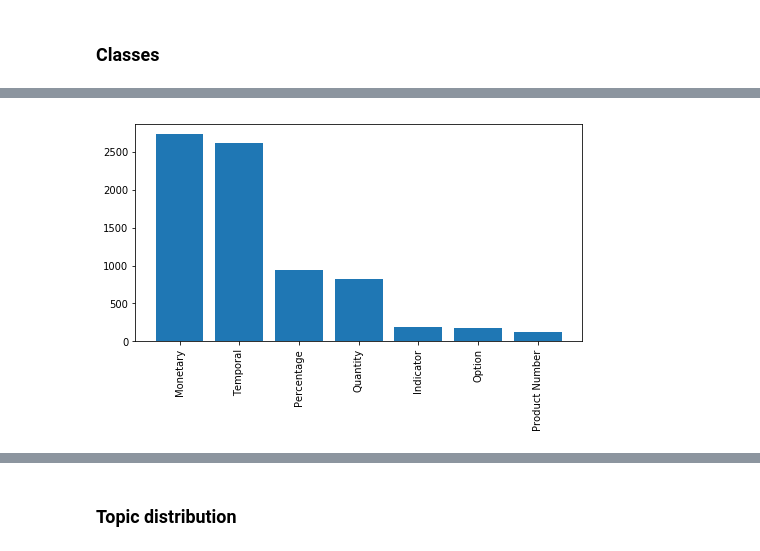
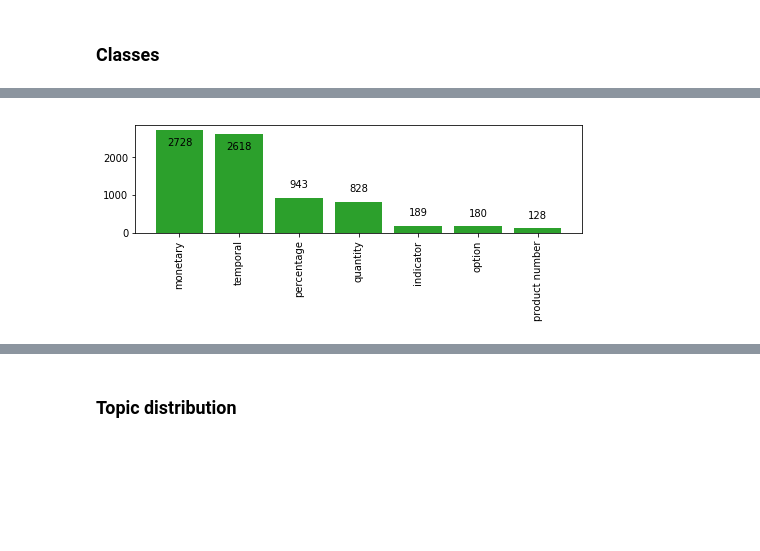
Before and after one commit to Arisiru/ntcir-14-finnum, a Jupyter notebook: analysis/mod_01_basic_clasifier.ipynb, the cells around one changed output, grey strips where cells are left out. Cells and saved outputs as stored; diff of their text form; code cells hidden in the pictures; blank space fills up the shorter version.

```diff
--- a/analysis/mod_01_basic_clasifier.ipynb
+++ b/analysis/mod_01_basic_clasifier.ipynb
@@ -17,3 +19,5 @@ os.environ['KMP_DUPLICATE_LIB_OK']='True'
 tf.__version__
 # %% [output]
 '1.12.0'
+# %%
+dir_plots = os.path.join('..', 'plots')
@@ -81,14 +92,39 @@ dict_labels2id
-# %%
-plt.figure(figsize=(8,4))
-x = np.arange(len(dict_labels2amount))
-data = []
-titles = []
-for key, val in dict_labels2amount.items():
-    data.append(val)
-    titles.append(key)
-
-plt.bar(x, np.asarray(data))
-plt.xticks(x, titles, rotation='vertical')
-plt.show()
-# %% [output]
-[figure, removed]
+# %%
+f, ax = plt.subplots(1, 1, figsize=(8, 2))
+
+x_s = np.arange(len(dict_labels2amount))
+y_s = []
+titles = []
+for key, val in sorted(dict_labels2amount.items(), key=operator.itemgetter(1), reverse=True):
+    y_s.append(val)
+    titles.append(key.lower())
+
+ax.bar(x_s, np.asarray(y_s), color='tab:green')
+plt.xticks(x_s, titles, rotation=90)
+
+for rect in ax.patches:
+    y_value = rect.get_height()
+    x_value = rect.get_x() + rect.get_width() / 2
+
+    label = "%s" % y_value
+    va = 'bottom'
+    space = 8
+    color = 'black'
+    if y_value > 2000:
+        space *= -1
+        va = 'top'
+
+    ax.annotate(
+        label,
+        (x_value, y_value),
+        xytext=(0, space),
+        textcoords="offset points",
+        ha='center',
+        va=va,
+        color=color)
+
+pp = PdfPages(os.path.join(dir_plots, "%s_distribution.pdf" % category_prop))
+plt.savefig(pp, format='pdf', bbox_inches='tight')
+pp.close()
+# %% [output]
+[figure, added]
```
Also changed, not shown: parts of 18 cells of this notebook, 5 other files.
